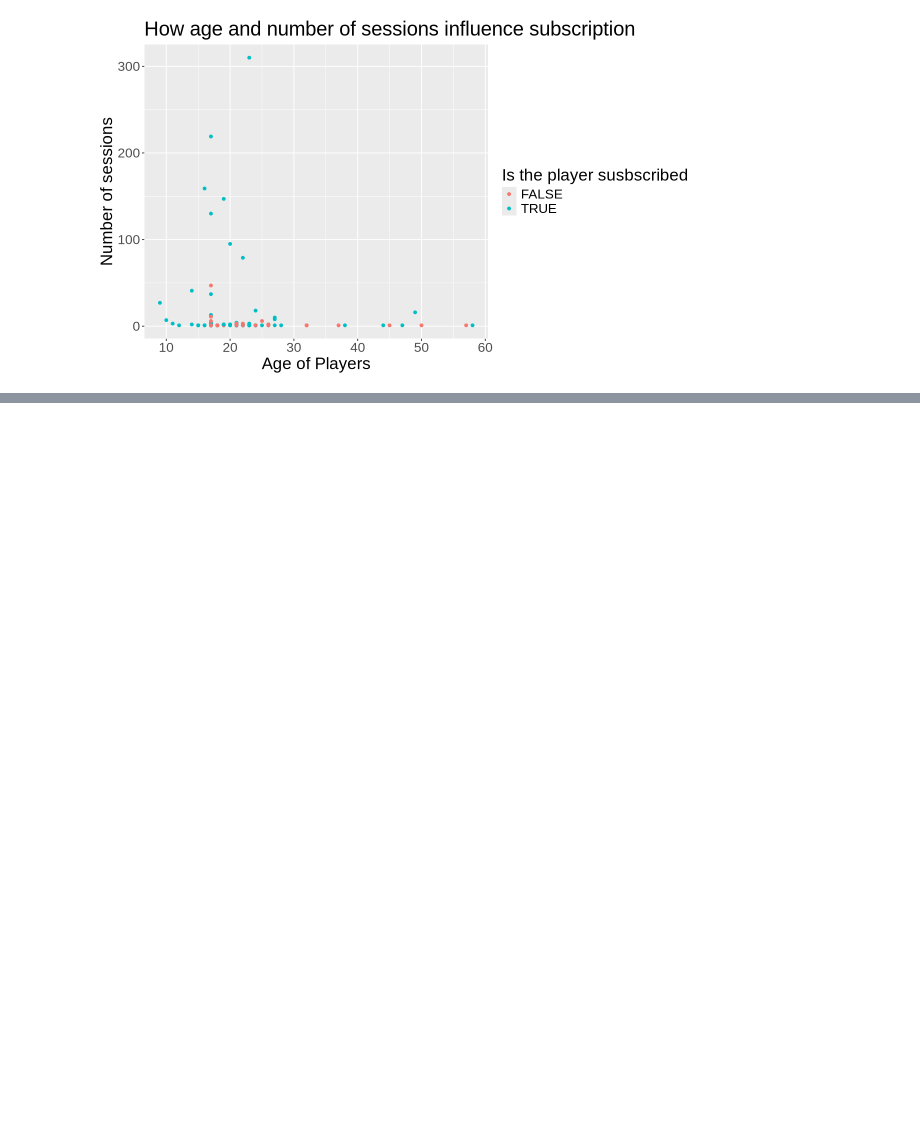
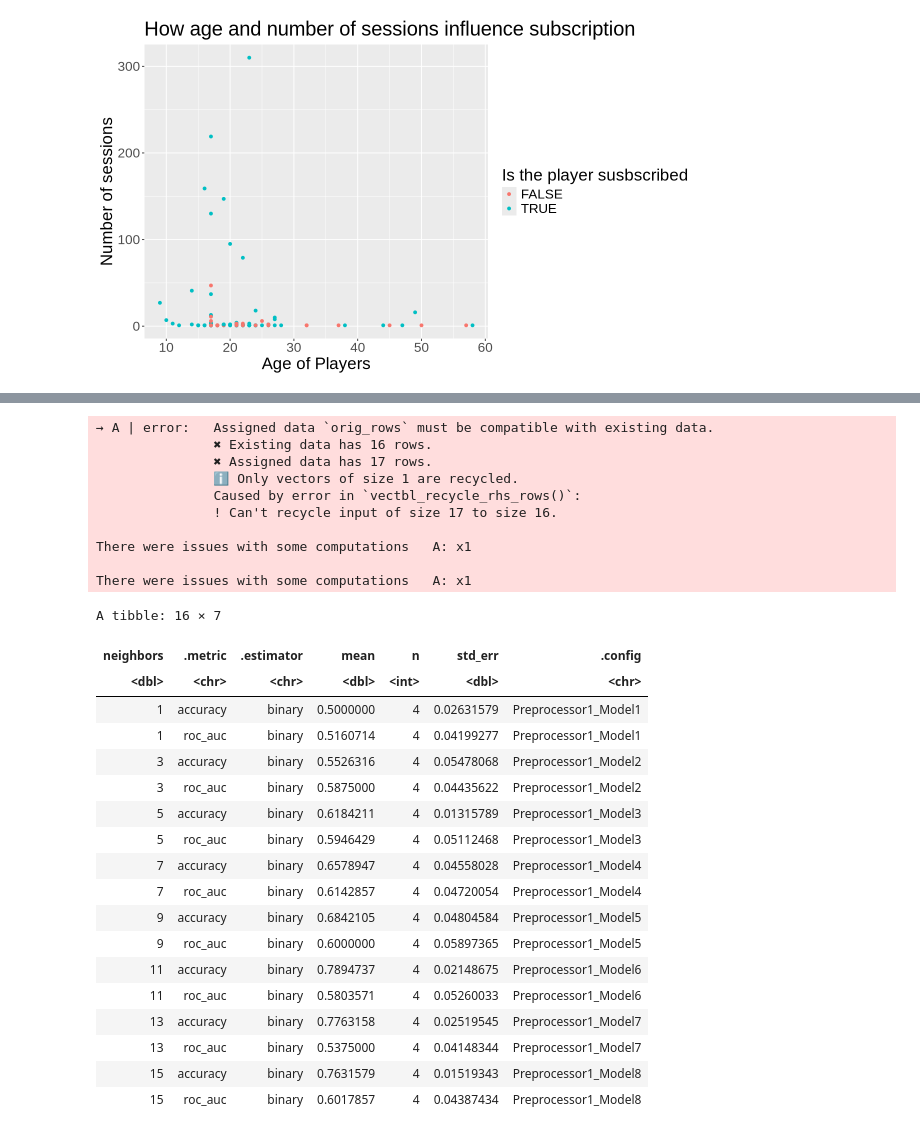
Before and after one commit to chrispy-tacos/dsci-100-project, a Jupyter notebook: dsci-g2-project.ipynb, the cells around one changed output, grey strips where cells are left out. Cells and saved outputs as stored; diff of their text form; code cells hidden in the pictures; blank space fills up the shorter version.

```diff
--- a/dsci-g2-project.ipynb
+++ b/dsci-g2-project.ipynb
@@ -79,0 +104,3 @@ Warning message:
+# %%
+combined_data <- combined_data |>
+  mutate(subscribe = factor(subscribe))
@@ -79,0 +109,4 @@ Warning message:
+# %%
+minecraft_split<- initial_split(combined_data, prop = 0.75, strata = subscribe)
+minecraft_training<- training(minecraft_split)
+minecraft_testing<- testing(minecraft_split)
@@ -79,0 +115,8 @@ Warning message:
+# %%
+minecraft_vfold<- vfold_cv(minecraft_training, v= 5, strata = subscribe)
+
+minecraft_recipe<- recipe(subscribe ~ Age + session_count, data = minecraft_training)|>
+step_scale(Age, session_count)|>
+step_center(Age, session_count)
+
+minecraft_recipe
@@ -79,0 +144,5 @@ Warning message:
+# %%
+minecraft_knn_spec<- nearest_neighbor(weight_func = "rectangular", neighbors = tune())|>
+set_engine("kknn") |>
+set_mode("classification")
+minecraft_knn_spec
@@ -79,0 +157,41 @@ Warning message:
+# %%
+k_vals<- tibble(neighbors = seq(from = 1, to = 15, by=2))
+
+knn_k_specification_results<- workflow()|>
+add_recipe(minecraft_recipe)|>
+add_model(minecraft_knn_spec)|>
+tune_grid(resamples = minecraft_vfold, grid = k_vals)|>
+collect_metrics()
+
+
+knn_k_specification_results
+# %% [output]
+→ A | error:   Assigned data `orig_rows` must be compatible with existing data.
+               ✖ Existing data has 16 rows.
+               ✖ Assigned data has 17 rows.
+               ℹ Only vectors of size 1 are recycled.
+               Caused by error in `vectbl_recycle_rhs_rows()`:
+               ! Can't recycle input of size 17 to size 16.
+
+There were issues with some computations   A: x1
+
+There were issues with some computations   A: x1
+A tibble: 16 × 7
+| neighbors | .metric | .estimator | mean | n | std_err | .config |
+| <dbl> | <chr> | <chr> | <dbl> | <int> | <dbl> | <chr> |
+| 1 | accuracy | binary | 0.5000000 | 4 | 0.02631579 | Preprocessor1_Model1 |
+| 1 | roc_auc | binary | 0.5160714 | 4 | 0.04199277 | Preprocessor1_Model1 |
+| 3 | accuracy | binary | 0.5526316 | 4 | 0.05478068 | Preprocessor1_Model2 |
+| 3 | roc_auc | binary | 0.5875000 | 4 | 0.04435622 | Preprocessor1_Model2 |
+| 5 | accuracy | binary | 0.6184211 | 4 | 0.01315789 | Preprocessor1_Model3 |
+| 5 | roc_auc | binary | 0.5946429 | 4 | 0.05112468 | Preprocessor1_Model3 |
+| 7 | accuracy | binary | 0.6578947 | 4 | 0.04558028 | Preprocessor1_Model4 |
+| 7 | roc_auc | binary | 0.6142857 | 4 | 0.04720054 | Preprocessor1_Model4 |
+| 9 | accuracy | binary | 0.6842105 | 4 | 0.04804584 | Preprocessor1_Model5 |
+| 9 | roc_auc | binary | 0.6000000 | 4 | 0.05897365 | Preprocessor1_Model5 |
+| 11 | accuracy | binary | 0.7894737 | 4 | 0.02148675 | Preprocessor1_Model6 |
+| 11 | roc_auc | binary | 0.5803571 | 4 | 0.05260033 | Preprocessor1_Model6 |
+| 13 | accuracy | binary | 0.7763158 | 4 | 0.02519545 | Preprocessor1_Model7 |
+| 13 | roc_auc | binary | 0.5375000 | 4 | 0.04148344 | Preprocessor1_Model7 |
+| 15 | accuracy | binary | 0.7631579 | 4 | 0.01519343 | Preprocessor1_Model8 |
+| 15 | roc_auc | binary | 0.6017857 | 4 | 0.04387434 | Preprocessor1_Model8 |
```
Also changed, not shown: parts of 10 cells of this notebook.
